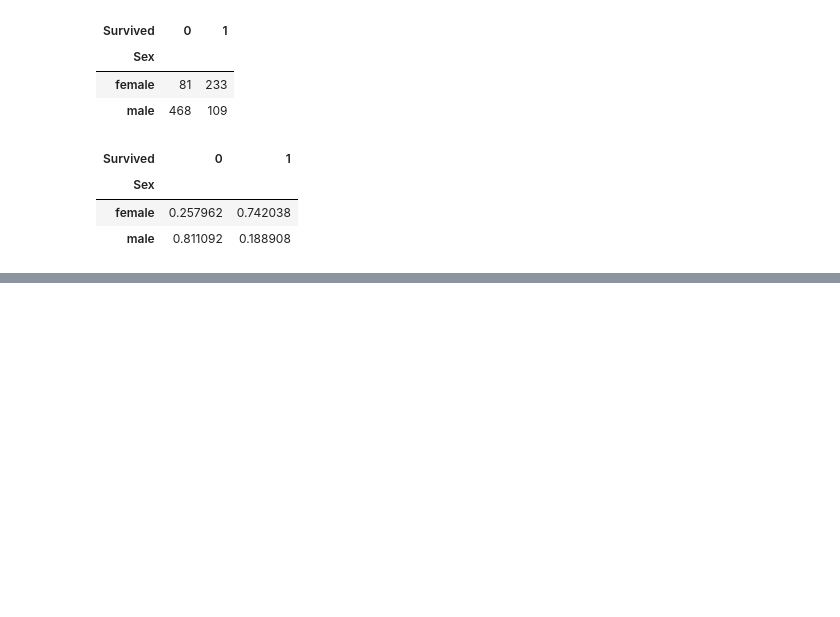
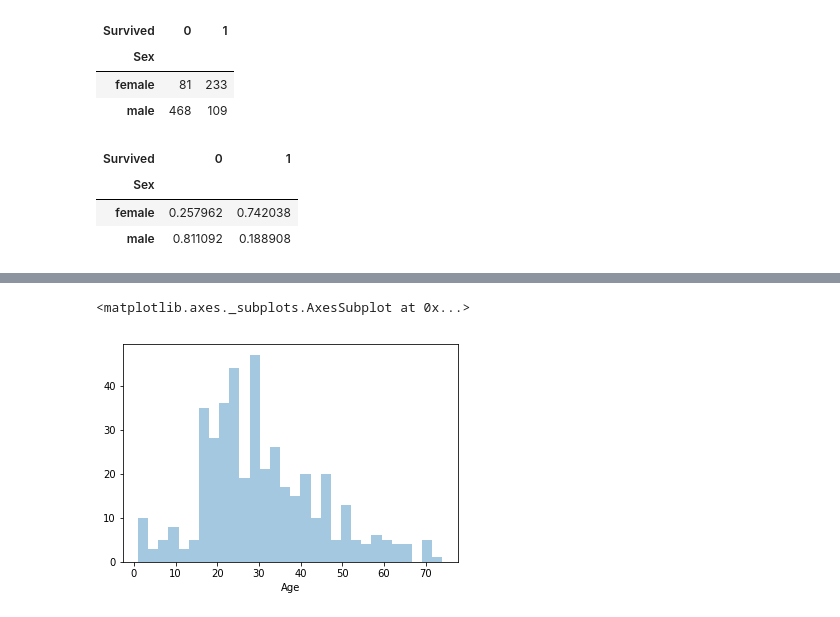
Before and after one commit to mkusaka/tensorflow_tutorial, a Jupyter notebook: src/kaggle_gts/kernel.ipynb, the cells around one changed output, grey strips where cells are left out. Saved outputs shown, nothing was run; the diff lists cells and outputs as text; code cells hidden in the pictures; blank space fills up the shorter version.

```diff
--- a/src/kaggle_gts/kernel.ipynb
+++ b/src/kaggle_gts/kernel.ipynb
@@ -237,0 +386,5 @@ display(pd.crosstab(df_train['Sex'], df_train['Survived'],normalize = 'index'))
+# %%
+sns.distplot(df_train[df_train['Survived'] == 0].Age.dropna(), kde = False, bins=30, label='死亡')
+# %% [output]
+<matplotlib.axes._subplots.AxesSubplot at 0x...>
+[figure, added]
```
Also changed, not shown: parts of 26 cells of this notebook, 5 other files.
